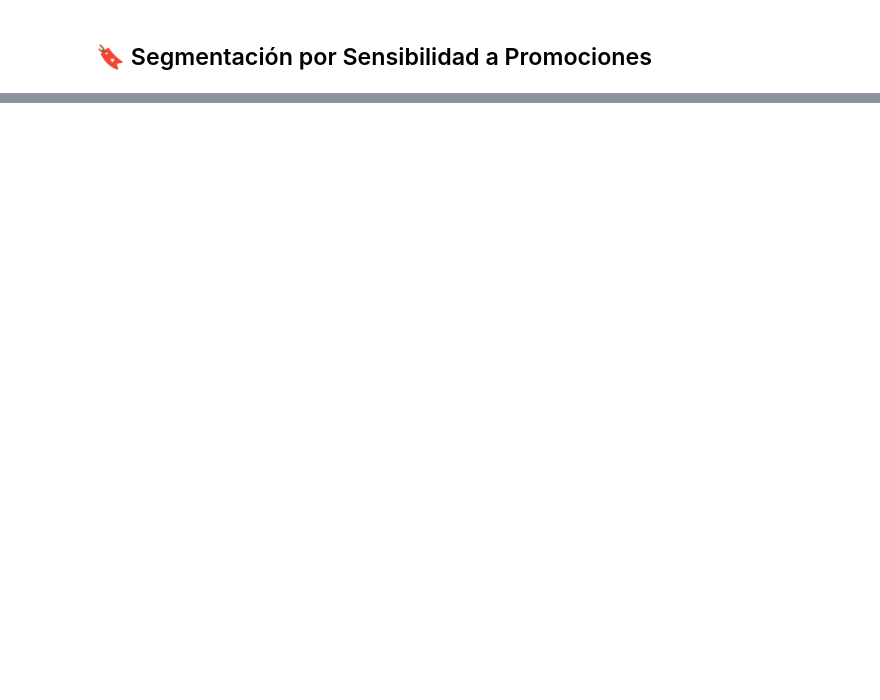
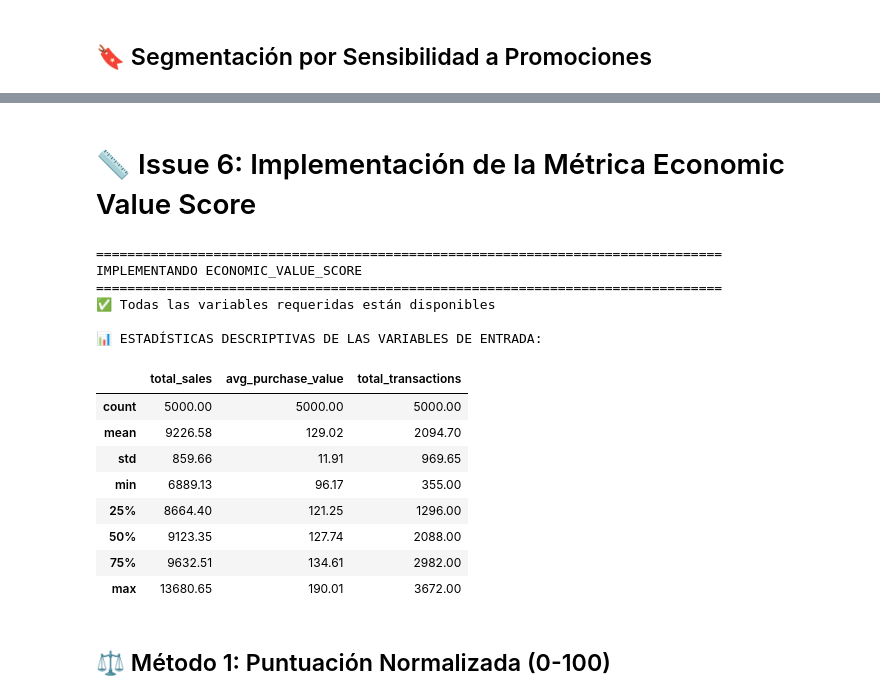
Before and after one commit to ChurnGuard/ChurnInsight, a Jupyter notebook: data-science/notebooks/Data_Analyst.ipynb, the cells around one changed output, grey strips where cells are left out. Drawn from its saved outputs; the diff is of its cells as text; code cells hidden in the pictures; blank space fills up the shorter version.

```diff
--- a/data-science/notebooks/Data_Analyst.ipynb
+++ b/data-science/notebooks/Data_Analyst.ipynb
@@ -1567,0 +1974,41 @@ if all(col in df_promo.columns for col in ['promo_flag', 'avg_discount_used']):
+# %% [markdown]
+# 📏 Issue 6: Implementación de la Métrica Economic Value Score
+# %%
+print("\n" + "="*80)
+print("IMPLEMENTANDO ECONOMIC_VALUE_SCORE")
+print("="*80)
+
+# Crear copia del dataframe para el cálculo
+df_economic = df.copy()
+
+# Verificar que las variables requeridas existan
+required_vars = ['total_sales', 'avg_purchase_value', 'total_transactions']
+missing_vars = [var for var in required_vars if var not in df_economic.columns]
+
+if missing_vars:
+    print(f"❌ ERROR: Variables faltantes: {missing_vars}")
+else:
+    print(f"✅ Todas las variables requeridas están disponibles")
+
+    # Mostrar estadísticas descriptivas de las variables
+    print("\n📊 ESTADÍSTICAS DESCRIPTIVAS DE LAS VARIABLES DE ENTRADA:")
+    stats_df = df_economic[required_vars].describe()
+    display(stats_df)
+# %% [output]
+================================================================================
+IMPLEMENTANDO ECONOMIC_VALUE_SCORE
+================================================================================
+✅ Todas las variables requeridas están disponibles
+
+📊 ESTADÍSTICAS DESCRIPTIVAS DE LAS VARIABLES DE ENTRADA:
+|  | total_sales | avg_purchase_value | total_transactions |
+| count | 5000.00 | 5000.00 | 5000.00 |
+| mean | 9226.58 | 129.02 | 2094.70 |
+| std | 859.66 | 11.91 | 969.65 |
+| min | 6889.13 | 96.17 | 355.00 |
+| 25% | 8664.40 | 121.25 | 1296.00 |
+| 50% | 9123.35 | 127.74 | 2088.00 |
+| 75% | 9632.51 | 134.61 | 2982.00 |
+| max | 13680.65 | 190.01 | 3672.00 |
+# %% [markdown]
+## ⚖️ Método 1: Puntuación Normalizada (0-100)
```
Also changed, not shown: parts of 24 cells of this notebook.
